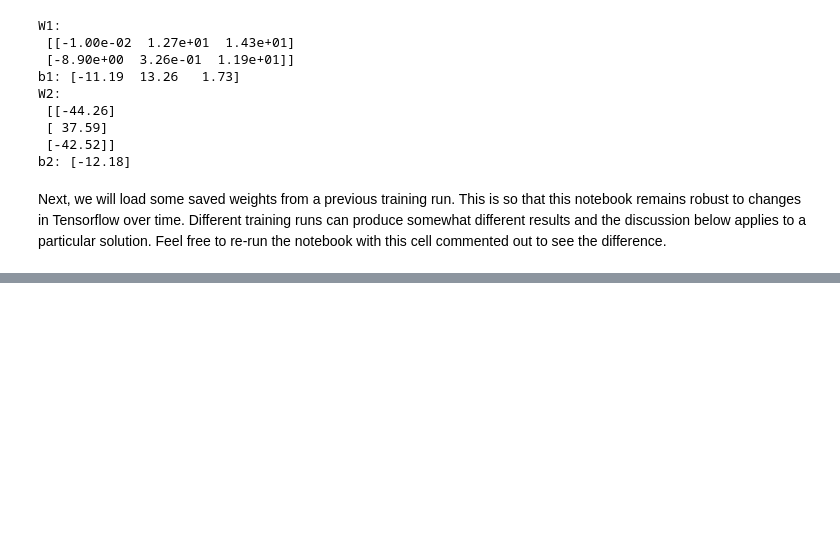
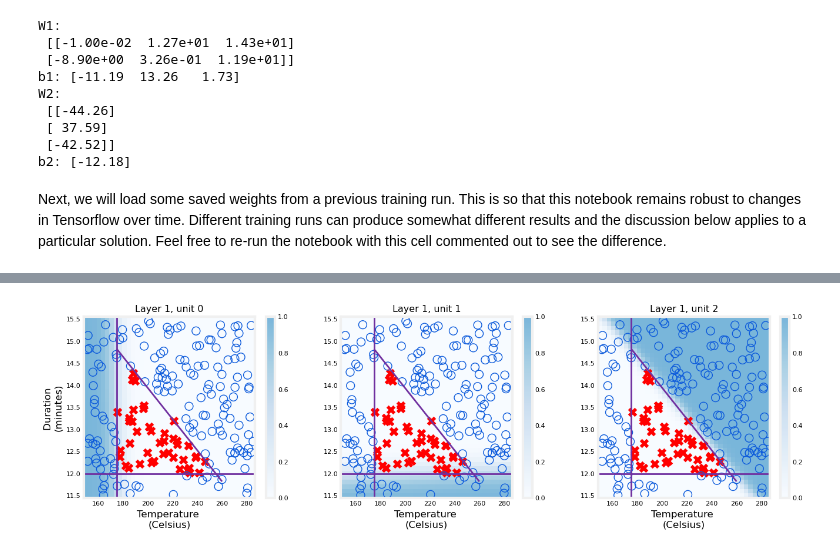
Before and after one commit to OoFa99/Machine-Learning-Specialization, a Jupyter notebook: C2_Advanced Learning Algorithms/Week1/C2_W1_Lab02_CoffeeRoasting_TF.ipynb, the cells around one changed output, grey strips where cells are left out. Cells and saved outputs as stored; diff of their text form; code cells hidden in the pictures; blank space fills up the shorter version.

Commit message:
Finished C2_W1_Lab02
- Calculated the predictions
- Visualized the results

```diff
--- a/C2_Advanced Learning Algorithms/Week1/C2_W1_Lab02_CoffeeRoasting_TF.ipynb
+++ b/C2_Advanced Learning Algorithms/Week1/C2_W1_Lab02_CoffeeRoasting_TF.ipynb
@@ -204,0 +265,4 @@ model.get_layer("layer2").set_weights([W2,b2])
+# %%
+plt_layer(X, Y.reshape(-1,), W1, b1, norm_l)
+# %% [output]
+[figure, added]
```
Also changed, not shown: parts of 15 cells of this notebook.
